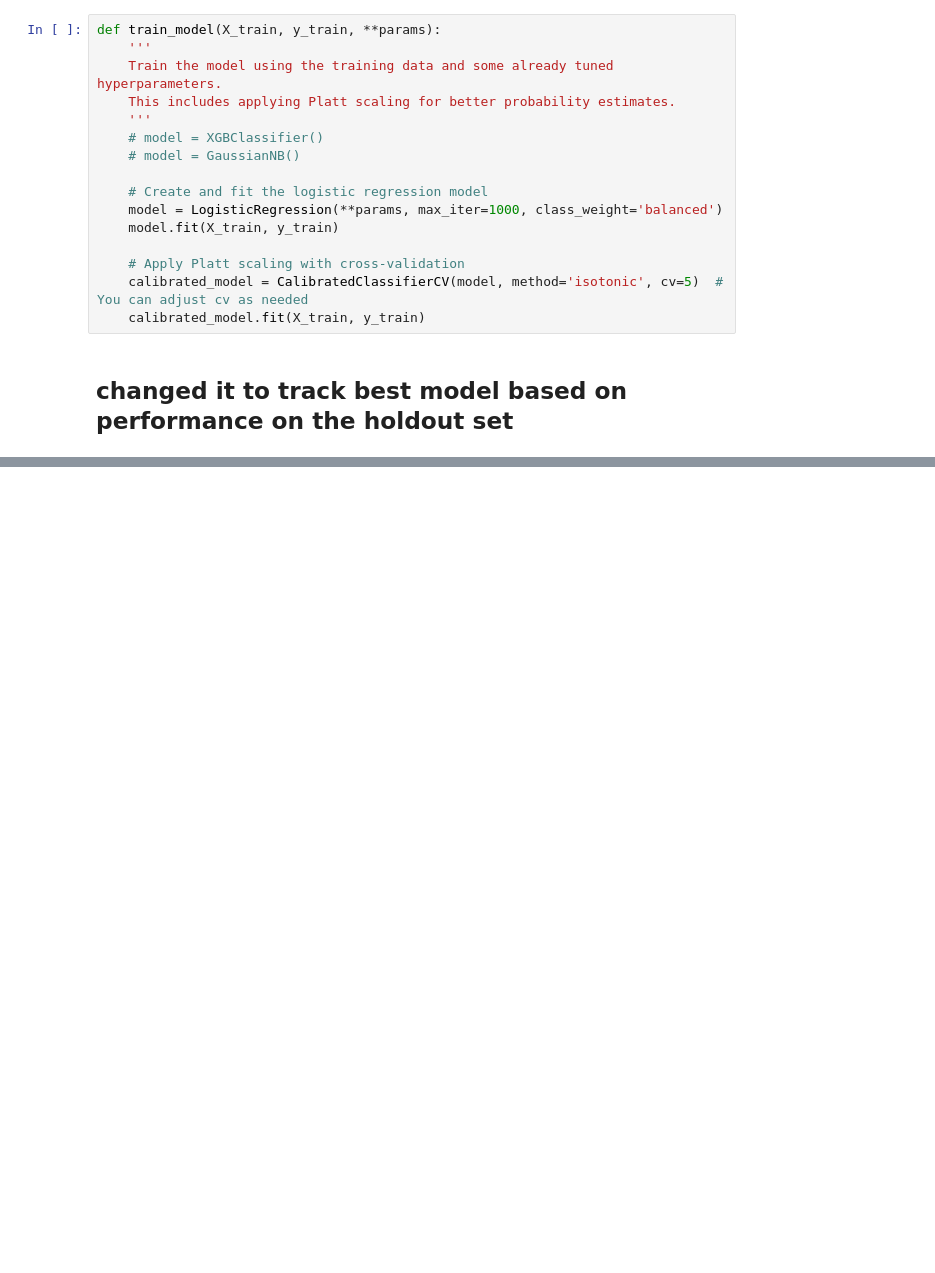
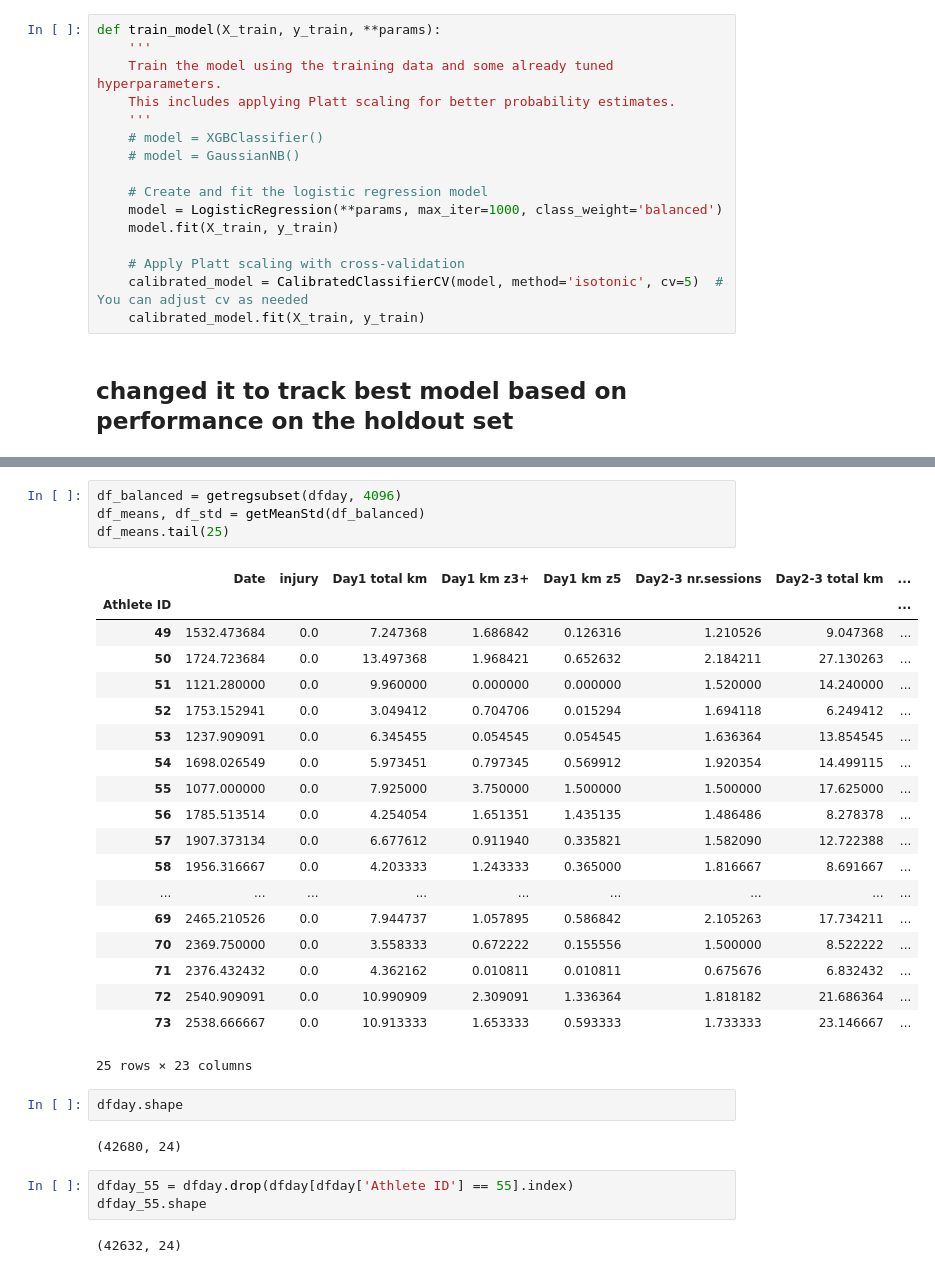
Before and after one commit to milooranm/RunningVolume_Injury, a Jupyter notebook: MVP2 notebooks/MVP2log_reg.ipynb, the cells around one changed output, grey strips where cells are left out. Drawn from its saved outputs; the diff is of its cells as text; blank space fills up the shorter version.

```diff
--- a/MVP2 notebooks/MVP2log_reg.ipynb
+++ b/MVP2 notebooks/MVP2log_reg.ipynb
@@ -1399,0 +1508,33 @@ Recall(most important): 0.6105
+# %%
+df_balanced = getregsubset(dfday, 4096)
+df_means, df_std = getMeanStd(df_balanced)
+df_means.tail(25)
+# %% [output]
+|  | Date | injury | Day1 total km | Day1 km z3+ | Day1 km z5 | Day2-3 nr.sessions | Day2-3 total km | ... |
+| Athlete ID |  |  |  |  |  |  |  | ... |
+| 49 | 1532.473684 | 0.0 | 7.247368 | 1.686842 | 0.126316 | 1.210526 | 9.047368 | ... |
+| 50 | 1724.723684 | 0.0 | 13.497368 | 1.968421 | 0.652632 | 2.184211 | 27.130263 | ... |
+| 51 | 1121.280000 | 0.0 | 9.960000 | 0.000000 | 0.000000 | 1.520000 | 14.240000 | ... |
+| 52 | 1753.152941 | 0.0 | 3.049412 | 0.704706 | 0.015294 | 1.694118 | 6.249412 | ... |
+| 53 | 1237.909091 | 0.0 | 6.345455 | 0.054545 | 0.054545 | 1.636364 | 13.854545 | ... |
+| 54 | 1698.026549 | 0.0 | 5.973451 | 0.797345 | 0.569912 | 1.920354 | 14.499115 | ... |
+| 55 | 1077.000000 | 0.0 | 7.925000 | 3.750000 | 1.500000 | 1.500000 | 17.625000 | ... |
+| 56 | 1785.513514 | 0.0 | 4.254054 | 1.651351 | 1.435135 | 1.486486 | 8.278378 | ... |
+| 57 | 1907.373134 | 0.0 | 6.677612 | 0.911940 | 0.335821 | 1.582090 | 12.722388 | ... |
+| 58 | 1956.316667 | 0.0 | 4.203333 | 1.243333 | 0.365000 | 1.816667 | 8.691667 | ... |
+| ... | ... | ... | ... | ... | ... | ... | ... | ... |
+| 69 | 2465.210526 | 0.0 | 7.944737 | 1.057895 | 0.586842 | 2.105263 | 17.734211 | ... |
+| 70 | 2369.750000 | 0.0 | 3.558333 | 0.672222 | 0.155556 | 1.500000 | 8.522222 | ... |
+| 71 | 2376.432432 | 0.0 | 4.362162 | 0.010811 | 0.010811 | 0.675676 | 6.832432 | ... |
+| 72 | 2540.909091 | 0.0 | 10.990909 | 2.309091 | 1.336364 | 1.818182 | 21.686364 | ... |
+| 73 | 2538.666667 | 0.0 | 10.913333 | 1.653333 | 0.593333 | 1.733333 | 23.146667 | ... |
+25 rows × 23 columns
+# %%
+dfday.shape
+# %% [output]
+(42680, 24)
+# %%
+dfday_55 = dfday.drop(dfday[dfday['Athlete ID'] == 55].index)
+dfday_55.shape
+# %% [output]
+(42632, 24)
```
Also changed, not shown: parts of 9 cells of this notebook, 2 other files.
